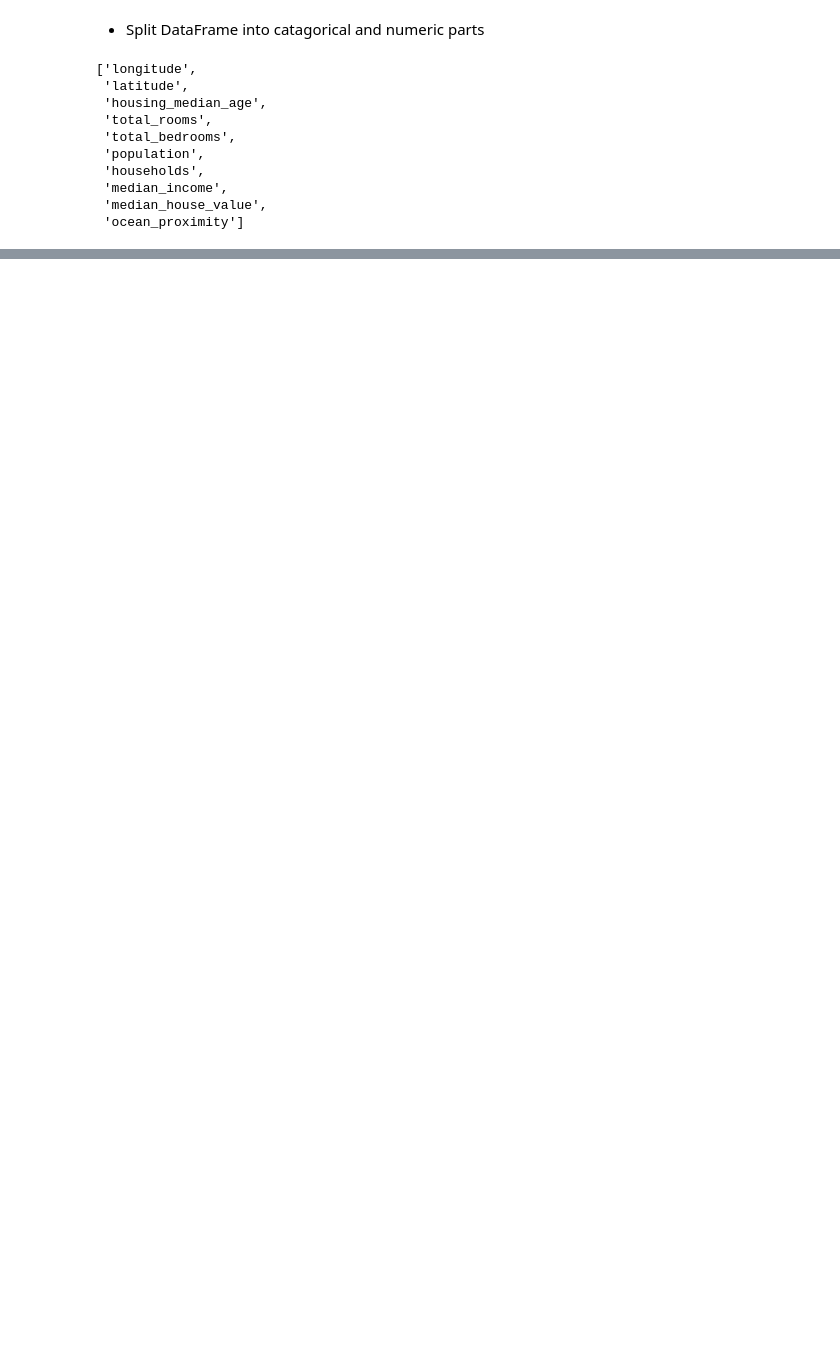
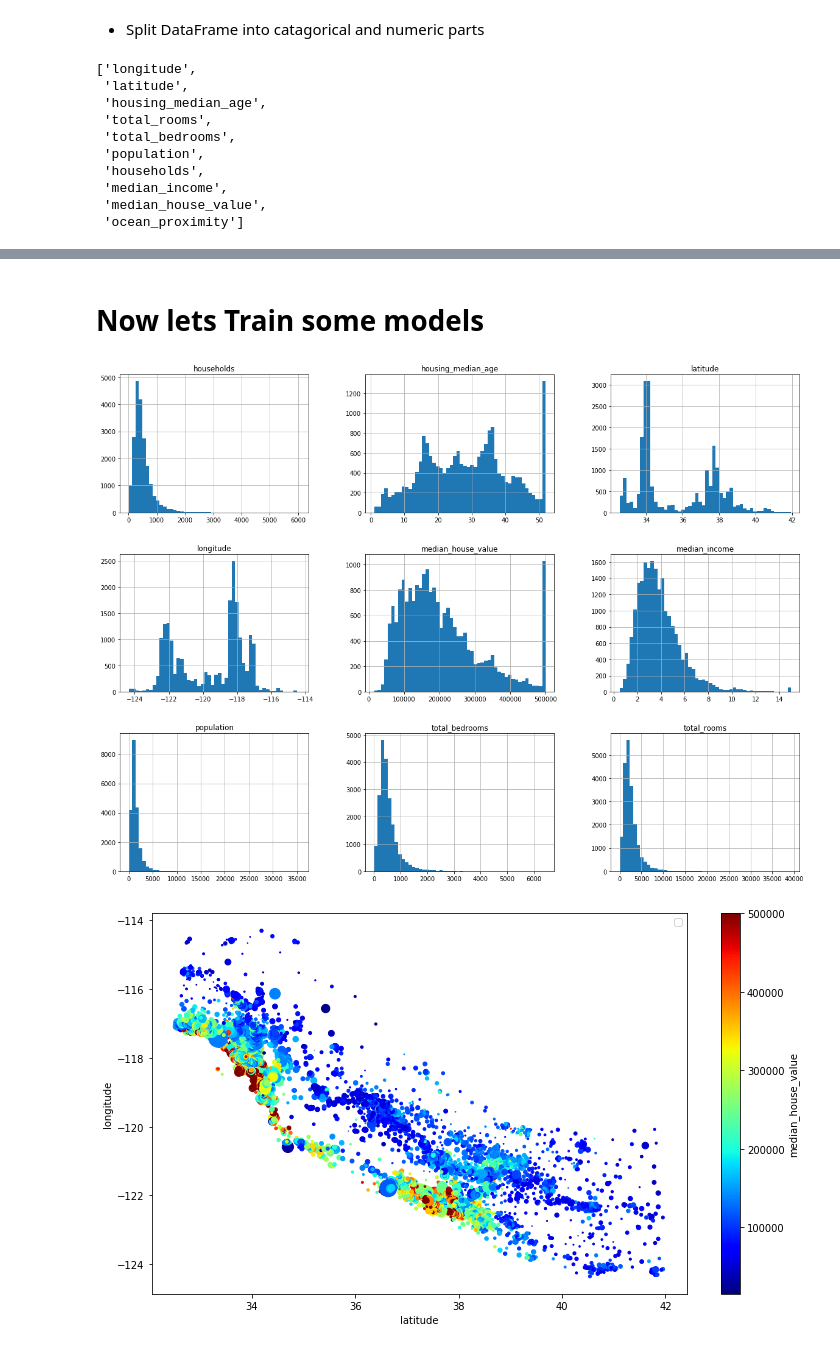
Before and after one commit to oeg1n18/ML_Projects, a Jupyter notebook: pipeline_v2.ipynb, the cells around one changed output, grey strips where cells are left out. Cells and saved outputs as stored; diff of their text form; code cells hidden in the pictures; blank space fills up the shorter version.

```diff
--- a/pipeline_v2.ipynb
+++ b/pipeline_v2.ipynb
@@ -59 +63,6 @@ def split_data_labels(df):
+# %%
+def visualise_data():
+    data = import_file(PATH)
+    plot_features(data)
+    plot_data(data)
 # %% [markdown]
@@ -129,0 +184,2 @@ AttributeError: 'numpy.float64' object has no attribute 'isalpha'
+# %% [markdown]
+# Now lets Train some models
@@ -129,0 +188,5 @@ AttributeError: 'numpy.float64' object has no attribute 'isalpha'
+# %%
+visualise_data()
+# %% [output]
+[figure, added]
+[figure, added]
```
Also changed, not shown: parts of 25 cells of this notebook.
